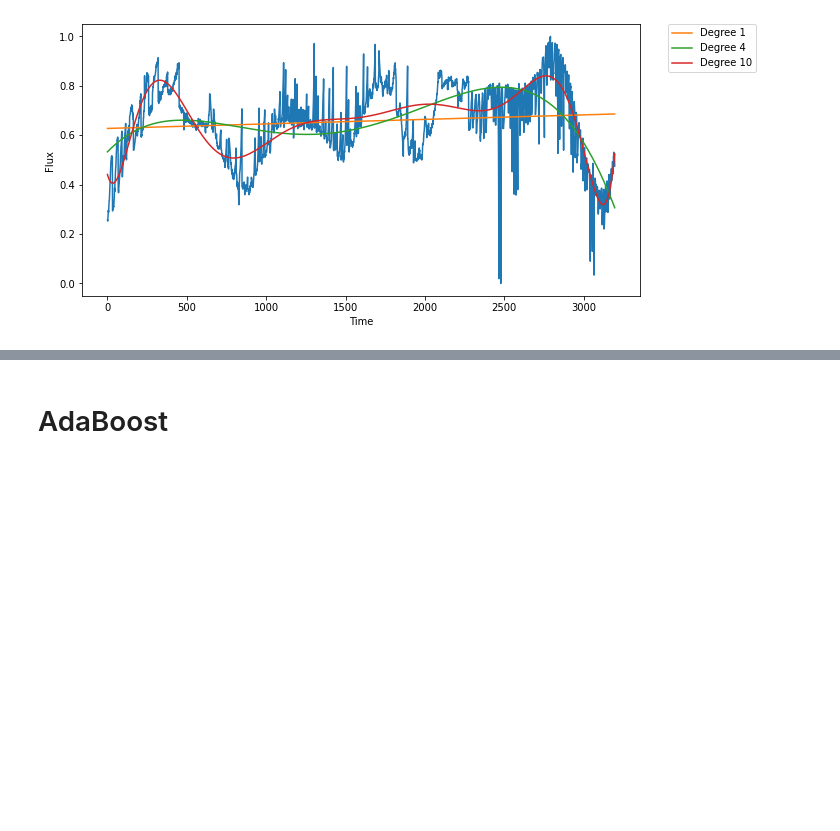
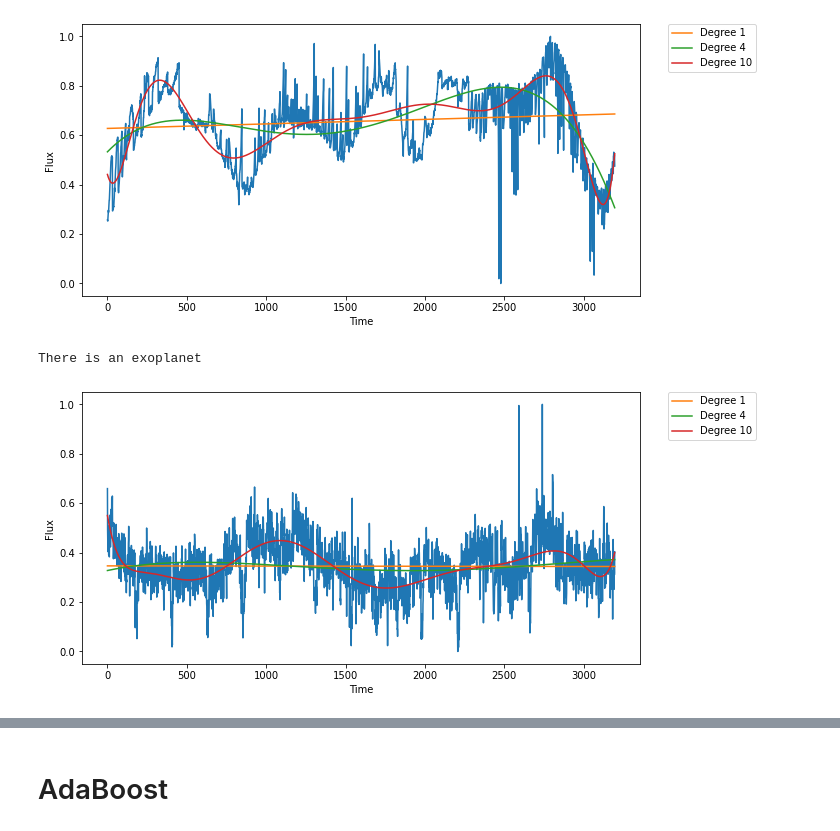
Before and after one commit to DZAlpha/ExoplanetHunting, a Jupyter notebook: exoplanets_hunting.ipynb, the cells around one changed output, grey strips where cells are left out. Saved outputs shown, nothing was run; the diff lists cells and outputs as text; code cells hidden in the pictures; blank space fills up the shorter version.

```diff
--- a/exoplanets_hunting.ipynb
+++ b/exoplanets_hunting.ipynb
@@ -28,3 +56,8 @@ plot_row(train_df, 4)
 # %% [output]
 There is an exoplanet
 [figure]
+# %%
+plot_row(train_df, 19)
+# %% [output]
+There is an exoplanet
+[figure, added]
```
Also changed, not shown: parts of 29 cells of this notebook, 3 other files.
